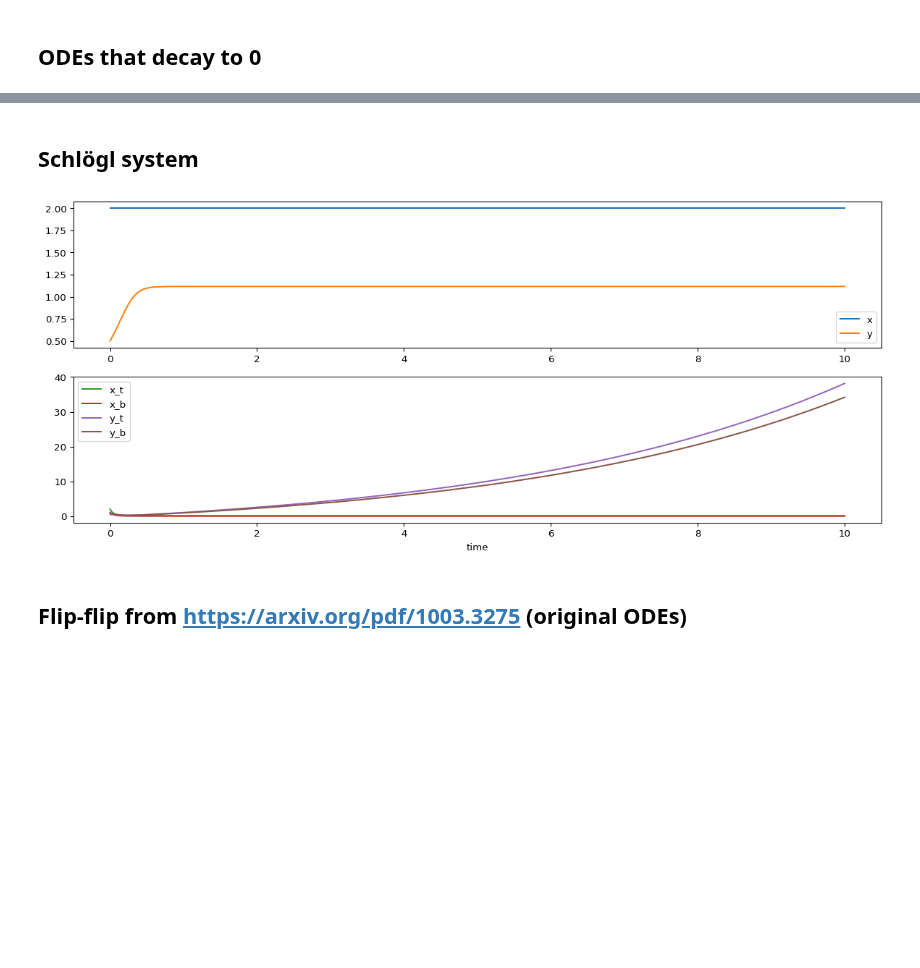
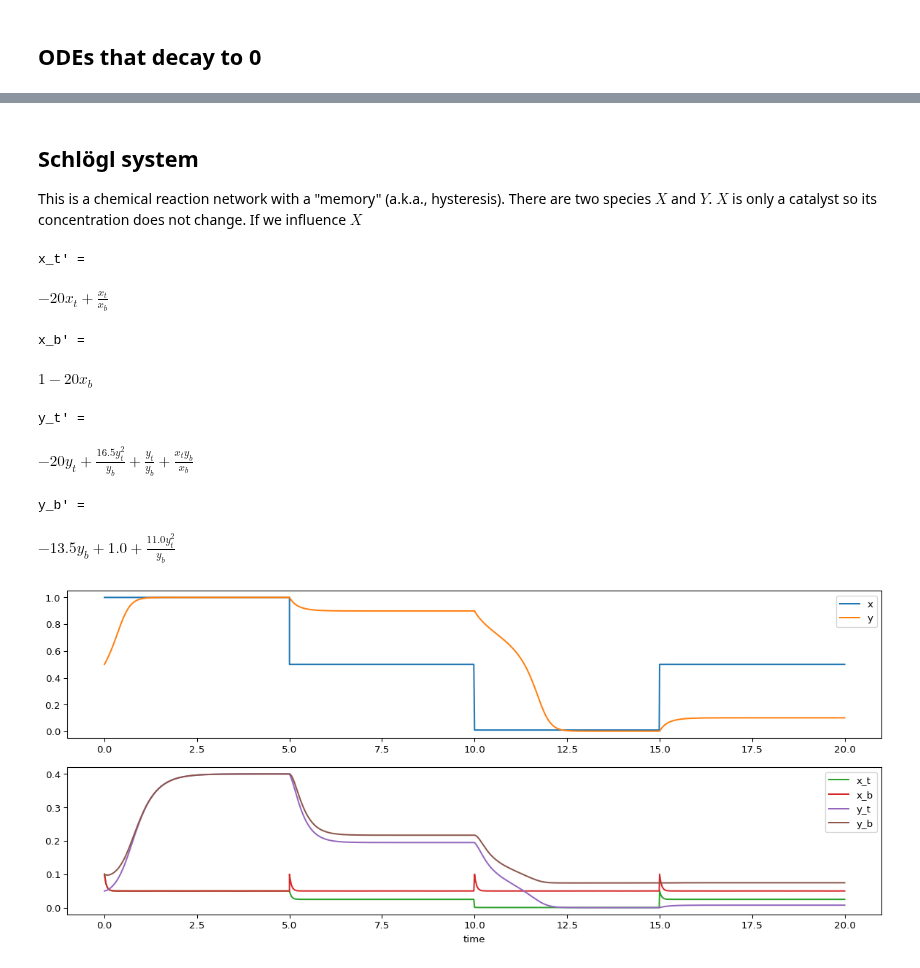
Before and after one commit to UC-Davis-molecular-computing/ode2tn, a Jupyter notebook: notebook.ipynb, the cells around one changed output, grey strips where cells are left out. Drawn from its saved outputs; the diff is of its cells as text; code cells hidden in the pictures; blank space fills up the shorter version.

Commit message:
implemented `resets` parameter for `plot_tn`

```diff
--- a/notebook.ipynb
+++ b/notebook.ipynb
@@ -50,7 +50,7 @@ from math import pi
 import numpy as np
 import sympy as sp
 import gpac as gp
-from transform import plot_tn, ode2tn
+from ode2tn import plot_tn, ode2tn
 
 x,y = sp.symbols('x y')
 odes = { # odes dict maps each symbol to an expression for its time derivative
@@ -64,13 +64,13 @@ inits = { # inits maps each symbol to its initial value
 gamma = 2 # uniform decay constant; should be set sufficiently large that ???
 beta = 1 # constant introduced to keep values from going to infinity or 0
 t_eval = np.linspace(0, 6*pi, 1000)
-tn_odes, tn_inits, tn_ratios = ode2tn(odes, inits, gamma, beta)
+tn_odes, tn_inits, tn_ratios = ode2tn(odes, inits, gamma=gamma, beta=beta)
 for sym, expr in tn_odes.items():
     print(f"{sym}' = {expr}")
 print(f'{tn_inits=}')
 print(f'{tn_ratios=}')
 
-plot_tn(odes, inits, gamma, beta, t_eval=t_eval)
+plot_tn(odes, inits, gamma=gamma, beta=beta, t_eval=t_eval)
 
 t_eval = np.linspace(0, 2*pi, 5)
 sol = gp.integrate_odes(tn_odes, tn_inits, t_eval)
@@ -97,12 +97,12 @@ y_b = [1.         0.93637933 0.71348949 1.05261915 2.78279691]
 # %%
 from math import pi
 import numpy as np
-import sympy
-import gpac
-from transform import plot_tn, ode2tn
+import sympy as sp
+import gpac as gp
+from ode2tn import plot_tn, ode2tn
 
-xt,xb = sympy.symbols('x_t x_b')
-x = sympy.symbols('x')
+xt,xb = sp.symbols('x_t x_b')
+x = sp.symbols('x')
 odes = {
     x: -x,
 }
@@ -112,7 +112,7 @@ inits = {
 gamma = 2
 beta = 1
 t_eval = np.linspace(0, 10, 500)
-tn_odes, tn_inits, tn_ratios = ode2tn(odes, inits, gamma, beta)
+tn_odes, tn_inits, tn_ratios = ode2tn(odes, inits, gamma=gamma, beta=beta)
 from IPython.display import display
 for sym, expr in tn_odes.items():
     print(f"{sym}' = ", end='')
@@ -120,7 +120,7 @@ for sym, expr in tn_odes.items():
 print(f'{tn_inits=}')
 print(f'{tn_ratios=}')
 figsize = (15, 6)
-plot_tn(odes, inits, gamma, beta, t_eval=t_eval, figure_size=figsize, symbols_to_plot=[[x], [xt,xb]])
+plot_tn(odes, inits, gamma=gamma, beta=beta, t_eval=t_eval, figure_size=figsize, symbols_to_plot=[[x], [xt,xb]])
 # import matplotlib.pyplot as plt
 # plt.yscale('log')
 # %% [output]
@@ -133,11 +133,13 @@ tn_ratios={x: x_t/x_b}
 [figure]
 # %% [markdown]
 ## Schlögl system
+
+This is a chemical reaction network with a "memory" (a.k.a., hysteresis). There are two species $X$ and $Y$. $X$ is only a catalyst so its concentration does not change. If we influence $X$
 # %%
 import gpac as gp
 import numpy as np
 import sympy as sp
-from transform import plot_tn, ode2tn
+from ode2tn import plot_tn, ode2tn
 
 x_sp, y_sp = gp.species('x y')
 rxns = [
@@ -146,44 +148,71 @@ rxns = [
     (y_sp >> gp.empty).k(6.5),
 ]
 odes = gp.crn_to_odes(rxns)
 # extract symbols from odes
 for var in odes.keys():
     if var.name == 'x':
         x = var
     if var.name == 'y':
         y = var
 # for v,ode in odes.items():
 #     print(f"{v}' = {ode}")
 inits = {
-    x: 2,
+    x: 1,
     y: 0.5,
 }
 gamma = 20
 beta = 1
-t_eval = np.linspace(0, 10, 500)
+scale = 0.1
+t_eval = np.linspace(0, 20, 500)
 
-tn_odes, tn_inits, tn_ratios = ode2tn(odes, inits, gamma, beta)
+tn_odes, tn_inits, tn_ratios = ode2tn(odes, inits, gamma=gamma, beta=beta, scale=scale)
 for ratio_symbol in tn_inits.keys():
     if ratio_symbol.name == 'x_t':
         xt = ratio_symbol
     if ratio_symbol.name == 'x_b':
         xb = ratio_symbol
     if ratio_symbol.name == 'y_t':
         yt = ratio_symbol
     if ratio_symbol.name == 'y_b':
         yb = ratio_symbol
-# from IPython.display import display
-# for sym, expr in tn_odes.items():
-#     print(f"{sym}' = ", end='')
-#     display(expr)
+from IPython.display import display
+for sym, expr in tn_odes.items():
+    print(f"{sym}' = ", end='')
+    display(sp.simplify(expr))
 # print(f'{tn_inits=}')
 # print(f'{tn_ratios=}')
+# for var, val in tn_inits.items():
+#     tn_inits[var] *= 0.1
+# print(f'after reducing t/b values by 10x: {tn_inits=}')
 figsize = (15, 6)
-plot_tn(odes, inits, gamma, beta, t_eval=t_eval, figure_size=figsize, symbols_to_plot=[[x,y], [xt,xb,yt,yb]])
-# import matplotlib.pyplot as plt
-# plt.yscale('log')
-# gp.plot_crn(rxns, {x_sp: 2, y_sp: 1}, t_eval=t_eval, figure_size=figsize)
+
+# The `resets` parameter allows one to step in at pre-defined times and alter the value of variables.
+# Below, we set x to 0.5 at time 5, to 0.01 at time 10, and to 0.5 at time 15.
+# Variables can be original (x) or new (x_t, x_b). If new, the value is simply set.
+# If an original variable set to value `val`, it is set the same way initial values are calculated:
+# `x_t` is set to `scale*val`, and `x_b` is set to `scale`.
+# This is used to show the "memory":
+# x starts "large" (1).
+# The first time we set x to 0.5, y stays large (around 0.9).
+# We then set x very low, which changes y to about 0.
+# When we set x back to 0.5, and the system remembers that we previously made x low,
+# keeping y low (around 0.1), unlike the first time we set x to 0.5.
+resets = {
+    5:  {x: 0.5},
+    10: {x: 0.01},
+    15: {x: 0.5},
+}
+scale = 0.1
+plot_tn(odes, inits, gamma=gamma, beta=beta, scale=scale,
+        t_eval=t_eval, resets=resets, figure_size=figsize,
+        symbols_to_plot=[[x,y], [xt,xb,yt,yb]])
 # %% [output]
+x_t' =
+$\displaystyle - 20 x_{t} + \frac{x_{t}}{x_{b}}$
+x_b' =
+$\displaystyle 1 - 20 x_{b}$
+y_t' =
+$\displaystyle - 20 y_{t} + \frac{16.5 y_{t}^{2}}{y_{b}} + \frac{y_{t}}{y_{b}} + \frac{x_{t} y_{b}}{x_{b}}$
+y_b' =
+$\displaystyle - 13.5 y_{b} + 1.0 + \frac{11.0 y_{t}^{2}}{y_{b}}$
-[figure, old version]
+[figure, new version]
-# %% [markdown]
-## Flip-flip from https://arxiv.org/pdf/1003.3275 (original ODEs)
```
Also changed, not shown: parts of 4 cells of this notebook, 2 other files.
